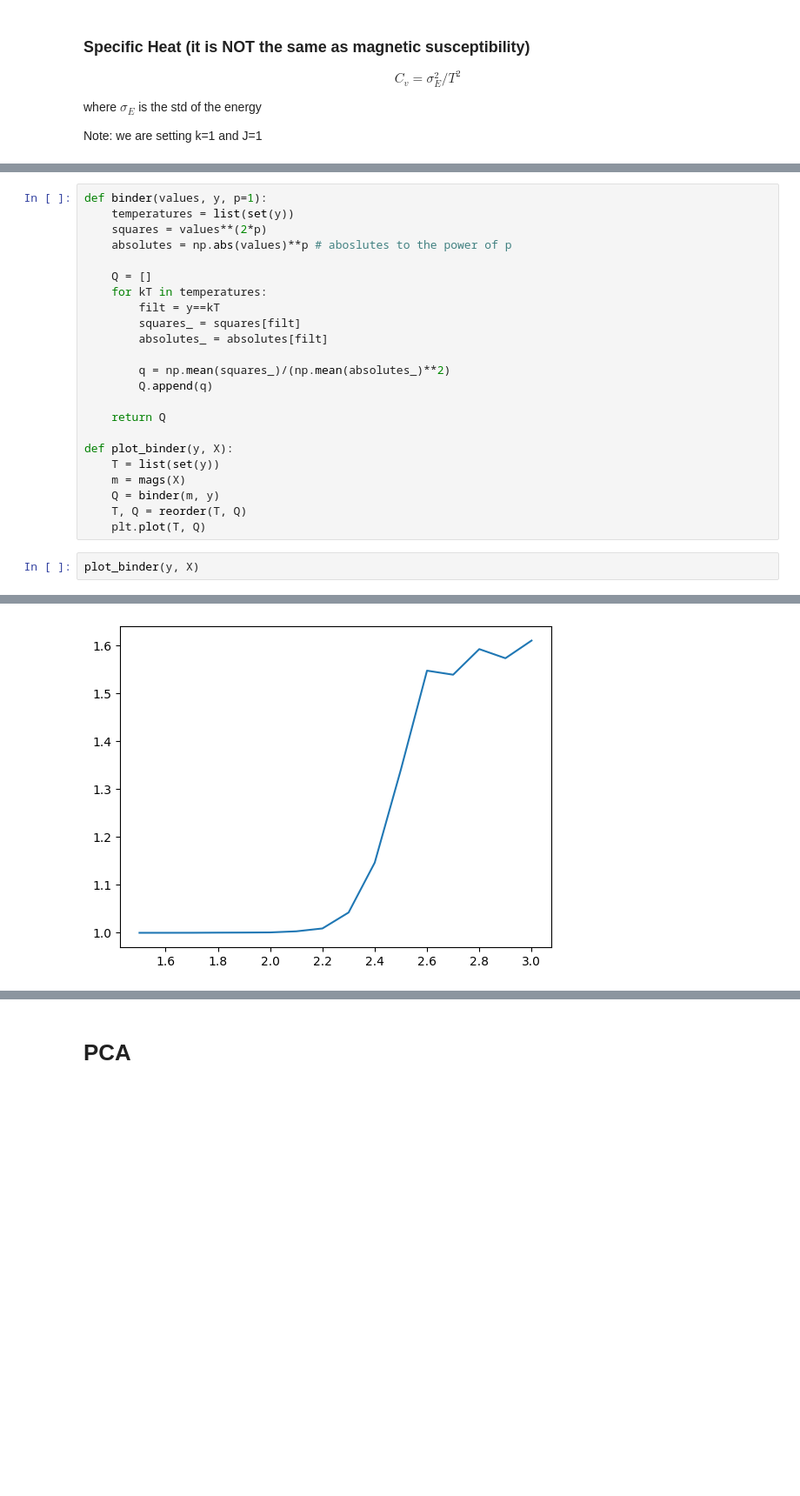
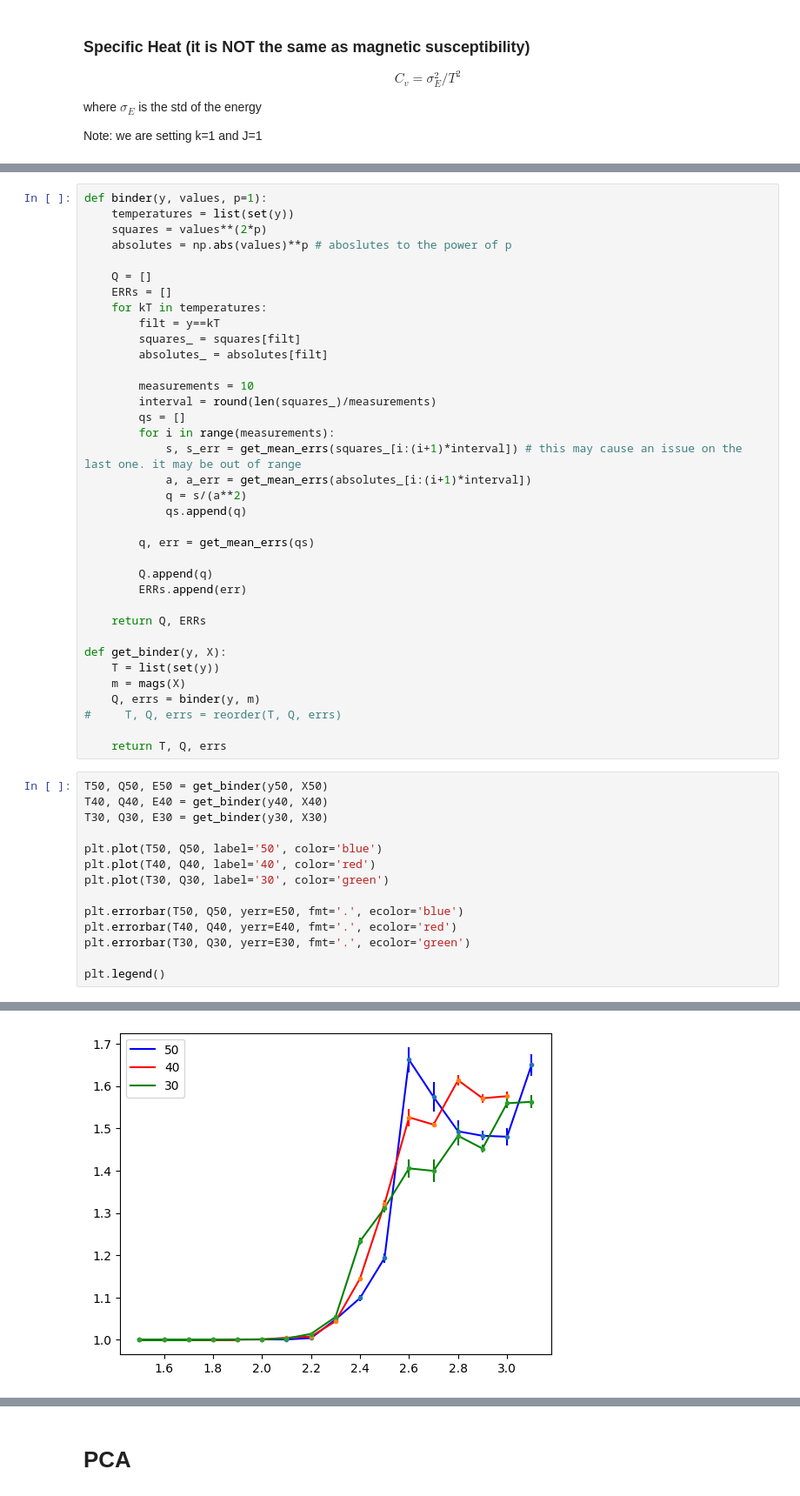
Before and after one commit to knottwill/Dilute-Ising-MachineLearning, a Jupyter notebook: Analysis.ipynb, the cells around one changed output, grey strips where cells are left out. Shown at 87% size. Cells and saved outputs as stored; diff of their text form; blank space fills up the shorter version.

```diff
--- a/Analysis.ipynb
+++ b/Analysis.ipynb
@@ -200,26 +365,51 @@ $$ Q = \frac{<m^2>}{<|m|>^2} $$
 # %%
-def binder(values, y, p=1):
+def binder(y, values, p=1):
     temperatures = list(set(y))
     squares = values**(2*p)
     absolutes = np.abs(values)**p # aboslutes to the power of p
 
     Q = []
+    ERRs = []
     for kT in temperatures:
         filt = y==kT
         squares_ = squares[filt]
         absolutes_ = absolutes[filt]
 
-        q = np.mean(squares_)/(np.mean(absolutes_)**2)
+        measurements = 10
+        interval = round(len(squares_)/measurements)
+        qs = []
+        for i in range(measurements):
+            s, s_err = get_mean_errs(squares_[i:(i+1)*interval]) # this may cause an issue on the last one. it may be out of range
+            a, a_err = get_mean_errs(absolutes_[i:(i+1)*interval])
+            q = s/(a**2)
+            qs.append(q)
+
+        q, err = get_mean_errs(qs)
+
         Q.append(q)
+        ERRs.append(err)
 
-    return Q
+    return Q, ERRs
 
-def plot_binder(y, X):
+def get_binder(y, X):
     T = list(set(y))
     m = mags(X)
-    Q = binder(m, y)
-    T, Q = reorder(T, Q)
-    plt.plot(T, Q)
+    Q, errs = binder(y, m)
+#     T, Q, errs = reorder(T, Q, errs)
+
+    return T, Q, errs
 # %%
-plot_binder(y, X)
+T50, Q50, E50 = get_binder(y50, X50)
+T40, Q40, E40 = get_binder(y40, X40)
+T30, Q30, E30 = get_binder(y30, X30)
+
+plt.plot(T50, Q50, label='50', color='blue')
+plt.plot(T40, Q40, label='40', color='red')
+plt.plot(T30, Q30, label='30', color='green')
+
+plt.errorbar(T50, Q50, yerr=E50, fmt='.', ecolor='blue')
+plt.errorbar(T40, Q40, yerr=E40, fmt='.', ecolor='red')
+plt.errorbar(T30, Q30, yerr=E30, fmt='.', ecolor='green')
+
+plt.legend()
 # %% [output]
@@ -226 +417 @@ plot_binder(y, X)
-[figure, old version]
+[figure, new version]
```
Also changed, not shown: parts of 59 cells of this notebook, 10 other files.
